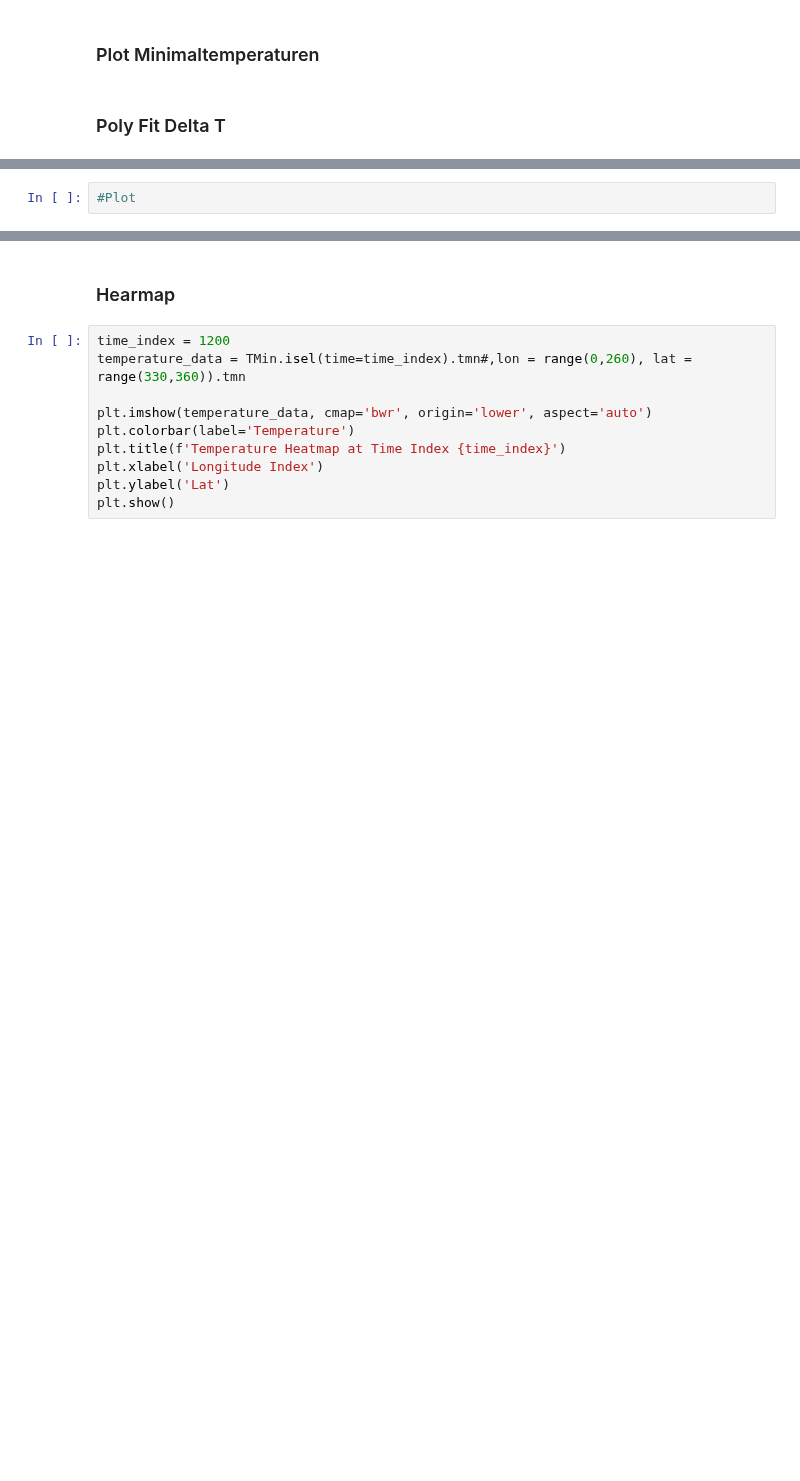
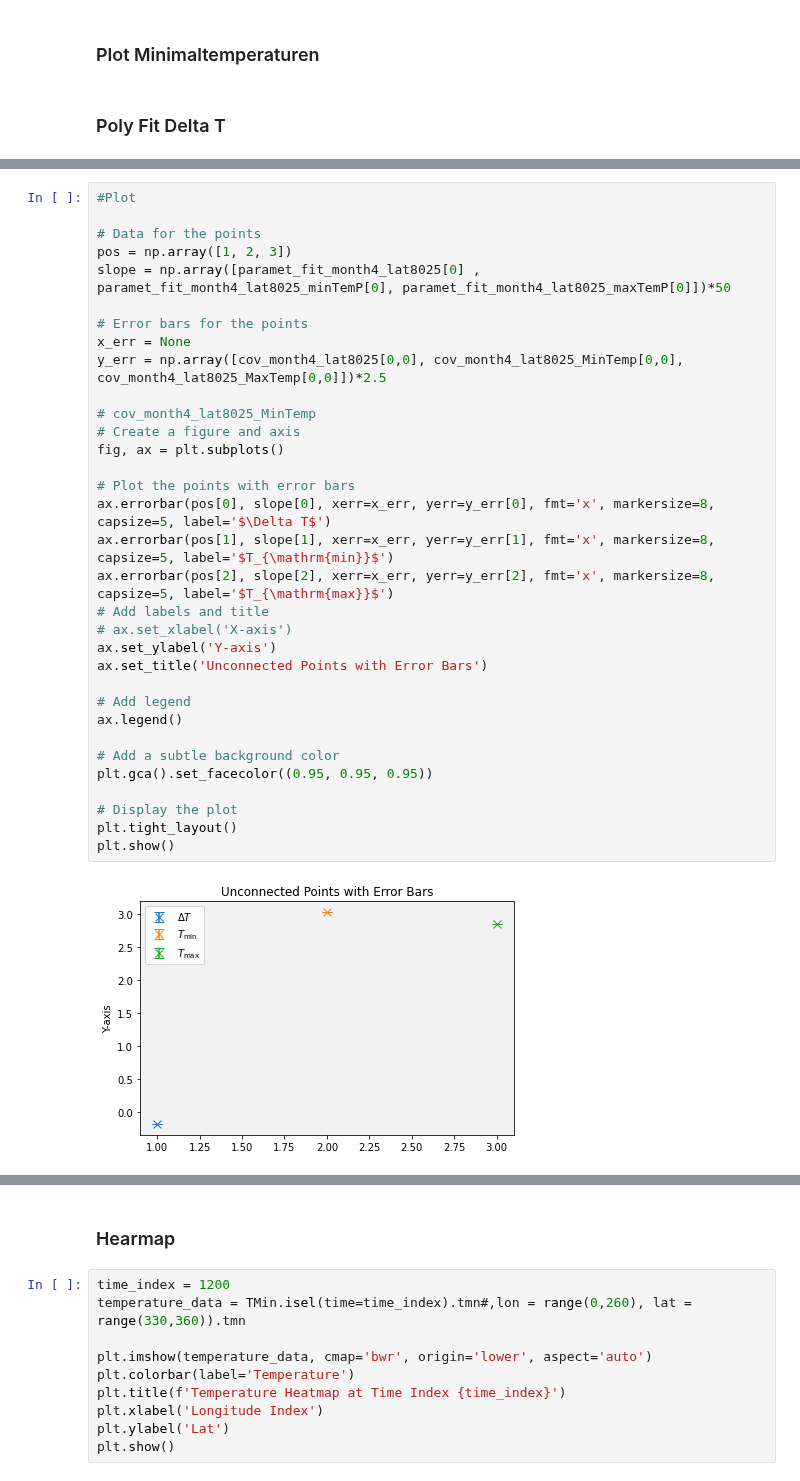
Before and after one commit to LeoausderDose/Praktikum_AWI, a Jupyter notebook: ImportTMax.ipynb, the cells around one changed output, grey strips where cells are left out. Saved outputs shown, nothing was run; the diff lists cells and outputs as text; blank space fills up the shorter version.

Commit message:
Slopes with Errors

```diff
--- a/ImportTMax.ipynb
+++ b/ImportTMax.ipynb
@@ -448,5 +460,38 @@ plt.tight_layout()
 plt.show()
 # %% [output]
 [figure]
-# %%
-#Plot
+# %%
+#Plot
+
+# Data for the points
+pos = np.array([1, 2, 3])
+slope = np.array([paramet_fit_month4_lat8025[0] , paramet_fit_month4_lat8025_minTemP[0], paramet_fit_month4_lat8025_maxTemP[0]])*50
+
+# Error bars for the points
+x_err = None
+y_err = np.array([cov_month4_lat8025[0,0], cov_month4_lat8025_MinTemp[0,0], cov_month4_lat8025_MaxTemp[0,0]])*2.5
+
+# cov_month4_lat8025_MinTemp
+# Create a figure and axis
+fig, ax = plt.subplots()
+
+# Plot the points with error bars
+ax.errorbar(pos[0], slope[0], xerr=x_err, yerr=y_err[0], fmt='x', markersize=8, capsize=5, label='$\Delta T$')
+ax.errorbar(pos[1], slope[1], xerr=x_err, yerr=y_err[1], fmt='x', markersize=8, capsize=5, label='$T_{\mathrm{min}}$')
+ax.errorbar(pos[2], slope[2], xerr=x_err, yerr=y_err[2], fmt='x', markersize=8, capsize=5, label='$T_{\mathrm{max}}$')
+# Add labels and title
+# ax.set_xlabel('X-axis')
+ax.set_ylabel('Y-axis')
+ax.set_title('Unconnected Points with Error Bars')
+
+# Add legend
+ax.legend()
+
+# Add a subtle background color
+plt.gca().set_facecolor((0.95, 0.95, 0.95))
+
+# Display the plot
+plt.tight_layout()
+plt.show()
+# %% [output]
+[figure, added]
```
Also changed, not shown: parts of 5 cells of this notebook.
